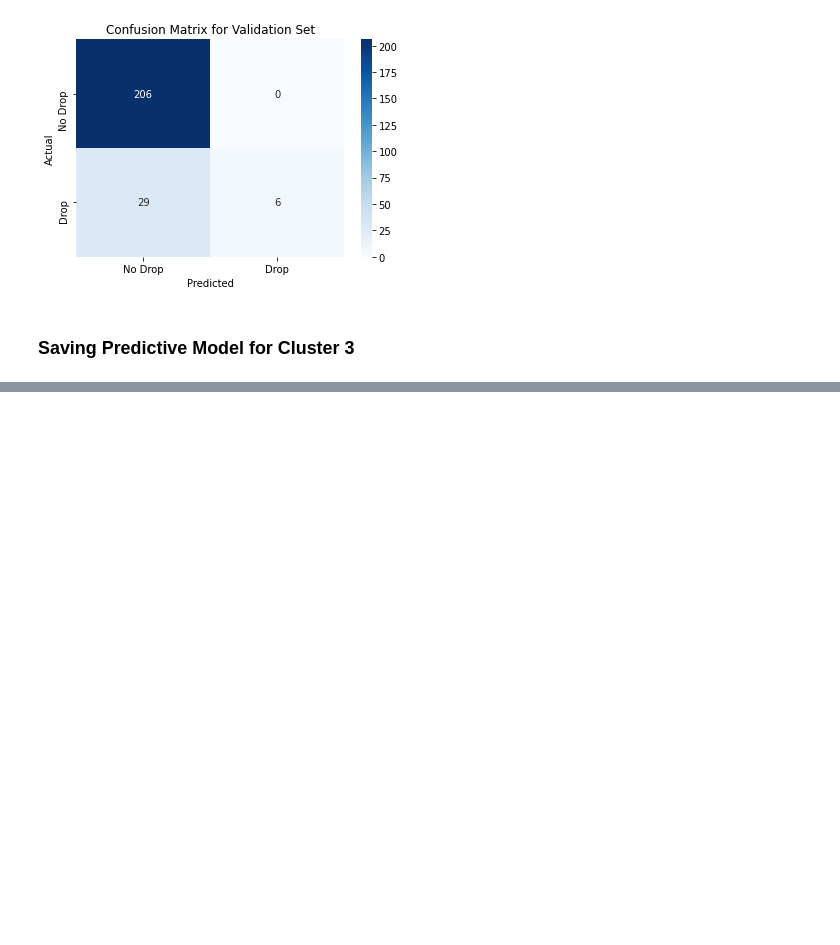
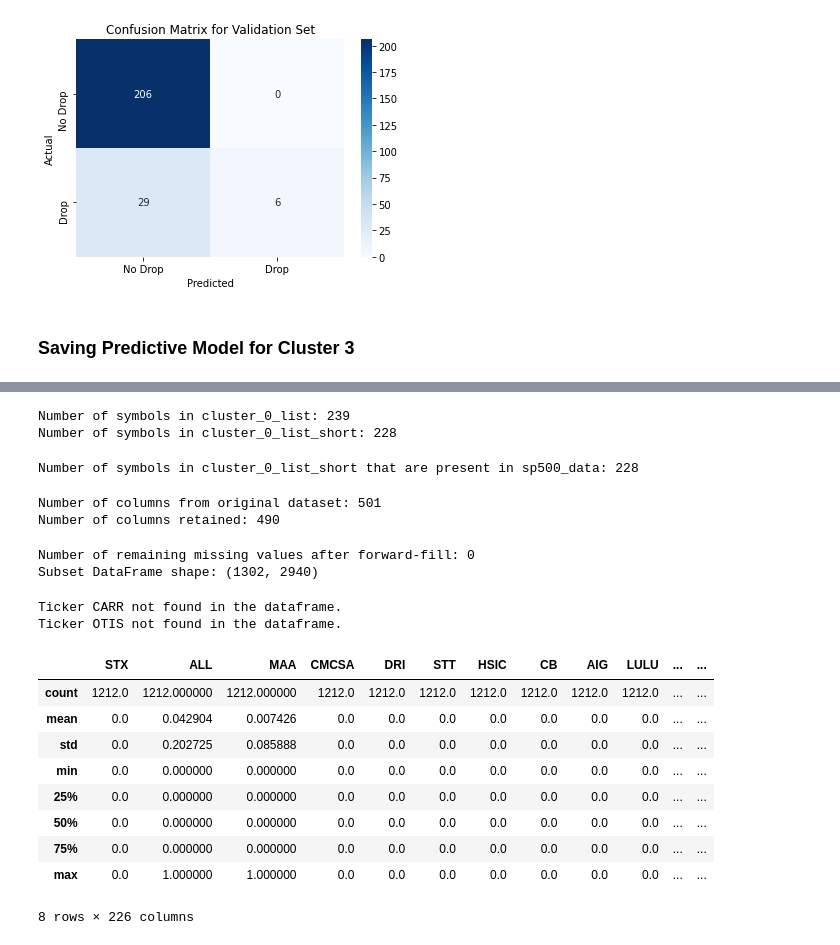
Before and after one commit to babyloncapital/python_projects, a Jupyter notebook: Long Short portfolio-ML.ipynb, the cells around one changed output, grey strips where cells are left out. Saved outputs shown, nothing was run; the diff lists cells and outputs as text; code cells hidden in the pictures; blank space fills up the shorter version.

```diff
--- a/Long Short portfolio-ML.ipynb
+++ b/Long Short portfolio-ML.ipynb
@@ -2520,0 +2591,79 @@ with open(desktop_path, 'wb') as file:
+# %%
+# Exclude from cluster_0 the symbols used to train the model and the symbols present in the long book
+cluster_0_list_short = [
+    symbol for symbol in cluster_0_list
+    if symbol != cluster_0_df.iloc[0, 0]
+    and symbol not in long_book_symbols
+    and symbol not in missing_stocks # We also exclude the missing stocks
+]
+
+# Printing length of cluster_0 lists to double-check we are dropping unwanted symbols
+print(f"Number of symbols in cluster_0_list: {len(cluster_0_list)}")
+print(f"Number of symbols in cluster_0_list_short: {len(cluster_0_list_short)}")
+# %% [output]
+Number of symbols in cluster_0_list: 239
+Number of symbols in cluster_0_list_short: 228
+# %%
+# Get the list of symbols in the top level of sp500_data's multi-level columns
+sp500_symbols = sp500_data.columns.get_level_values(0).unique()
+
+# Find the intersection of cluster_0_list and sp500_symbols
+symbols_in_data = [symbol for symbol in cluster_0_list_short if symbol in sp500_symbols]
+
+# Print the results
+print(f"Number of symbols in cluster_0_list_short that are present in sp500_data: {len(symbols_in_data)}")
+# %% [output]
+Number of symbols in cluster_0_list_short that are present in sp500_data: 228
+# %%
+# Define the date threshold
+date_threshold = '2019-06-30'
+
+# Filter columns where there is no data (all NaN) before the threshold date
+columns_with_data = [
+    col for col in sp500_data.columns
+    if not sp500_data.loc[:date_threshold, col].isna().all()
+]
+
+# Keep only the columns with data before the threshold date
+sp500_data_filtered = sp500_data[columns_with_data]
+
+print(f"Number of columns from original dataset: {len(sp500_data.columns.get_level_values(0).unique())}")
+print(f"Number of columns retained: {len(sp500_data_filtered.columns.get_level_values(0).unique())}")
+# %% [output]
+Number of columns from original dataset: 501
+Number of columns retained: 490
+# %%
+# Subset the data to keep only observations from 2019-06-30 onwards
+sp500_data_filtered_subset = sp500_data_filtered.loc['2019-06-30':]
+
+# Forward-fill any missing values
+sp500_data_filtered_subset.ffill(inplace=True)
+
+# Check for remaining missing values
+missing_values = sp500_data_filtered_subset.isna().sum().sum()
+print(f"Number of remaining missing values after forward-fill: {missing_values}")
+
+# Display the shape of the final subset
+print(f"Subset DataFrame shape: {sp500_data_filtered_subset.shape}")
+# %% [output]
+Number of remaining missing values after forward-fill: 0
+Subset DataFrame shape: (1302, 2940)
+# %%
+# Apply the pre-trained machine learning model to stocks present in cluster_0
+cluster_0_preds_df = apply_model_to_cluster(cluster_0_list_short, sp500_data_filtered_subset, best_rf_0, threshold=0.6)
+# %% [output]
+Ticker CARR not found in the dataframe.
+Ticker OTIS not found in the dataframe.
+# %%
+cluster_0_preds_df.describe()
+# %% [output]
+|  | STX | ALL | MAA | CMCSA | DRI | STT | HSIC | CB | AIG | LULU | ... | ... |
+| count | 1212.0 | 1212.000000 | 1212.000000 | 1212.0 | 1212.0 | 1212.0 | 1212.0 | 1212.0 | 1212.0 | 1212.0 | ... | ... |
+| mean | 0.0 | 0.042904 | 0.007426 | 0.0 | 0.0 | 0.0 | 0.0 | 0.0 | 0.0 | 0.0 | ... | ... |
+| std | 0.0 | 0.202725 | 0.085888 | 0.0 | 0.0 | 0.0 | 0.0 | 0.0 | 0.0 | 0.0 | ... | ... |
+| min | 0.0 | 0.000000 | 0.000000 | 0.0 | 0.0 | 0.0 | 0.0 | 0.0 | 0.0 | 0.0 | ... | ... |
+| 25% | 0.0 | 0.000000 | 0.000000 | 0.0 | 0.0 | 0.0 | 0.0 | 0.0 | 0.0 | 0.0 | ... | ... |
+| 50% | 0.0 | 0.000000 | 0.000000 | 0.0 | 0.0 | 0.0 | 0.0 | 0.0 | 0.0 | 0.0 | ... | ... |
+| 75% | 0.0 | 0.000000 | 0.000000 | 0.0 | 0.0 | 0.0 | 0.0 | 0.0 | 0.0 | 0.0 | ... | ... |
+| max | 0.0 | 1.000000 | 1.000000 | 0.0 | 0.0 | 0.0 | 0.0 | 0.0 | 0.0 | 0.0 | ... | ... |
+8 rows × 226 columns
```
Also changed, not shown: parts of 14 cells of this notebook.
